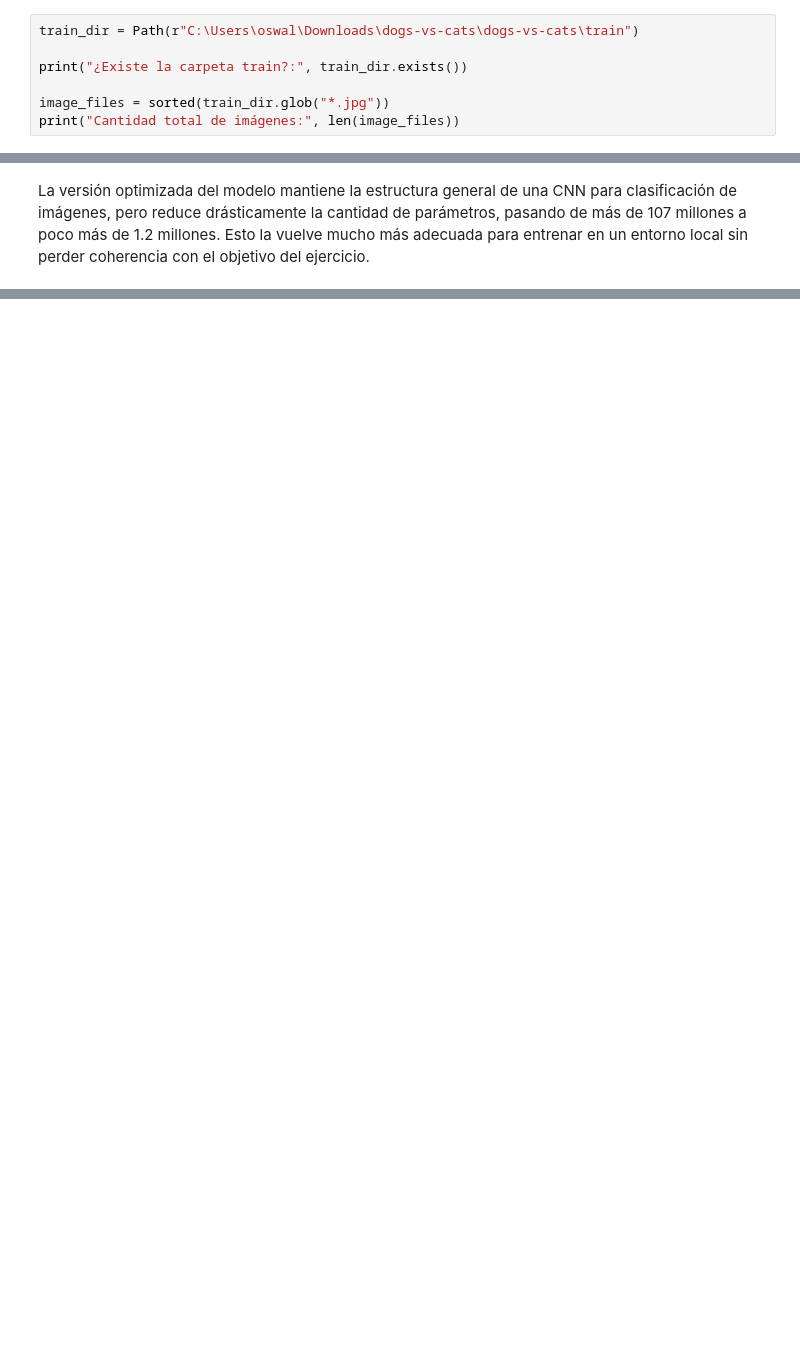
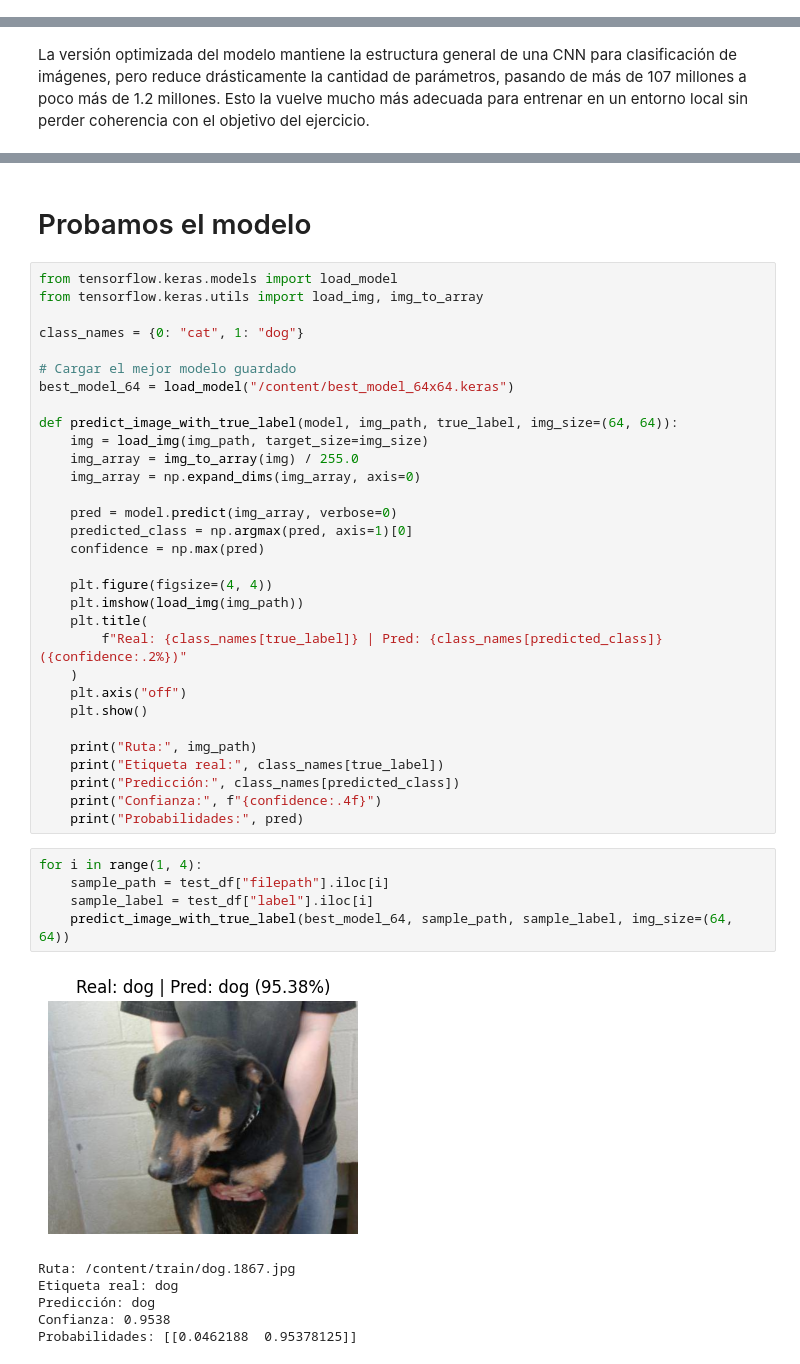
Before and after one commit to Oswaldoslv04/tutorial_clasificacion_imagenes_DL, a Jupyter notebook: src/explore.ipynb, the cells around one changed output, grey strips where cells are left out. Drawn from its saved outputs; the diff is of its cells as text; blank space fills up the shorter version.

```diff
--- a/src/explore.ipynb
+++ b/src/explore.ipynb
@@ -18,7 +17,0 @@ from tensorflow.keras.layers import Conv2D, MaxPool2D, Dense, Dropout, GlobalAve
-# %%
-train_dir = Path(r"C:\Users\oswal\Downloads\dogs-vs-cats\dogs-vs-cats\train")
-
-print("¿Existe la carpeta train?:", train_dir.exists())
-
-image_files = sorted(train_dir.glob("*.jpg"))
-print("Cantidad total de imágenes:", len(image_files))
@@ -253,0 +611,45 @@ print("Modelo compilado correctamente")
+# %% [markdown]
+# Probamos el modelo
+# %%
+from tensorflow.keras.models import load_model
+from tensorflow.keras.utils import load_img, img_to_array
+
+class_names = {0: "cat", 1: "dog"}
+
+# Cargar el mejor modelo guardado
+best_model_64 = load_model("/content/best_model_64x64.keras")
+
+def predict_image_with_true_label(model, img_path, true_label, img_size=(64, 64)):
+    img = load_img(img_path, target_size=img_size)
+    img_array = img_to_array(img) / 255.0
+    img_array = np.expand_dims(img_array, axis=0)
+
+    pred = model.predict(img_array, verbose=0)
+    predicted_class = np.argmax(pred, axis=1)[0]
+    confidence = np.max(pred)
+
+    plt.figure(figsize=(4, 4))
+    plt.imshow(load_img(img_path))
+    plt.title(
+        f"Real: {class_names[true_label]} | Pred: {class_names[predicted_class]} ({confidence:.2%})"
+    )
+    plt.axis("off")
+    plt.show()
+
+    print("Ruta:", img_path)
+    print("Etiqueta real:", class_names[true_label])
+    print("Predicción:", class_names[predicted_class])
+    print("Confianza:", f"{confidence:.4f}")
+    print("Probabilidades:", pred)
+# %%
+for i in range(1, 4):
+    sample_path = test_df["filepath"].iloc[i]
+    sample_label = test_df["label"].iloc[i]
+    predict_image_with_true_label(best_model_64, sample_path, sample_label, img_size=(64, 64))
+# %% [output]
+[figure, added]
+Ruta: /content/train/dog.1867.jpg
+Etiqueta real: dog
+Predicción: dog
+Confianza: 0.9538
+Probabilidades: [[0.0462188  0.95378125]]
```
Also changed, not shown: parts of 31 cells of this notebook.
